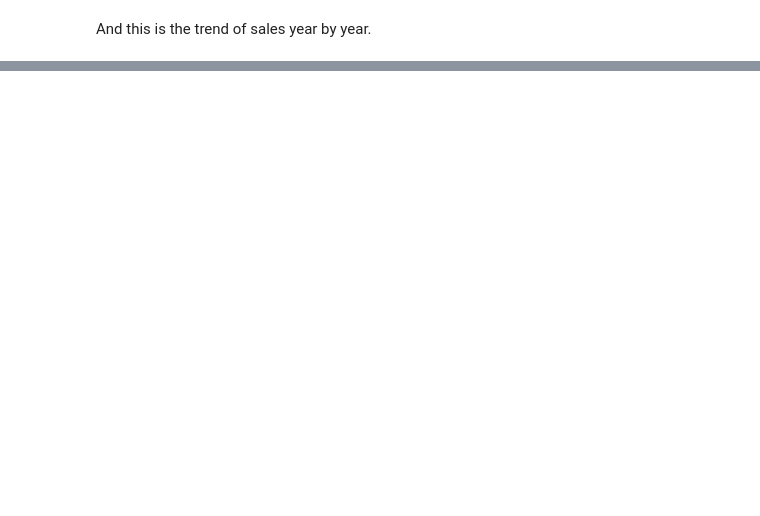
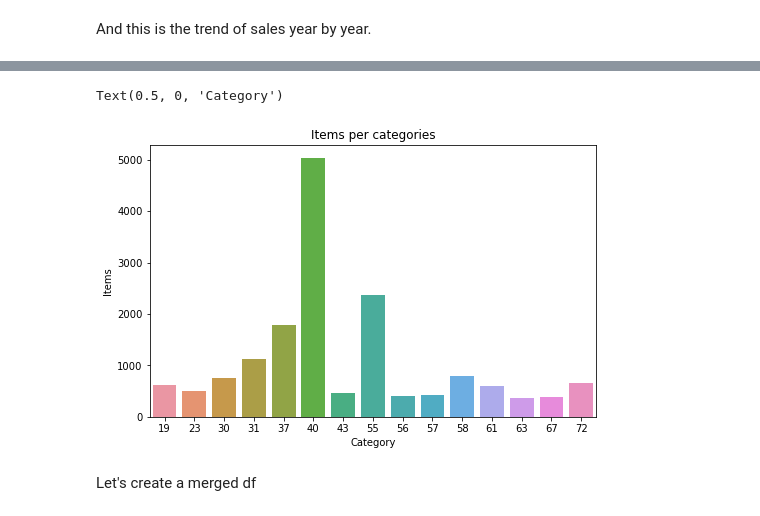
Before and after one commit to lorenzodemiri/Exercise_Strive, a Jupyter notebook: ai-f20-m4/04. Categorical Enc/EDA_sales_pred.ipynb, the cells around one changed output, grey strips where cells are left out. Saved outputs shown, nothing was run; the diff lists cells and outputs as text; code cells hidden in the pictures; blank space fills up the shorter version.

```diff
--- a/ai-f20-m4/04. Categorical Enc/EDA_sales_pred.ipynb
+++ b/ai-f20-m4/04. Categorical Enc/EDA_sales_pred.ipynb
@@ -285,0 +367,11 @@ And this is the trend of sales year by year.
+# %%
+plt.figure(figsize=(8,5))
+sns.barplot(cat.item_category_id, cat.item_id)
+plt.title("Items per categories")
+plt.ylabel("Items")
+plt.xlabel('Category')
+# %% [output]
+Text(0.5, 0, 'Category')
+[figure, added]
+# %% [markdown]
+Let's create a merged df
```
Also changed, not shown: parts of 18 cells of this notebook.
